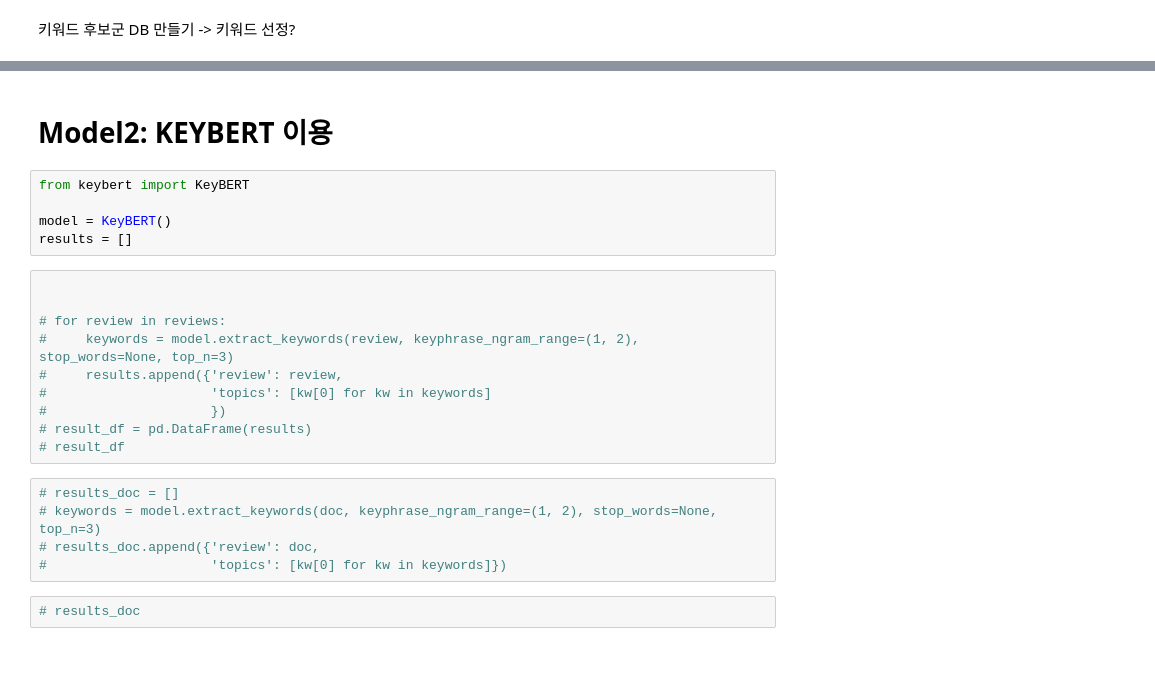
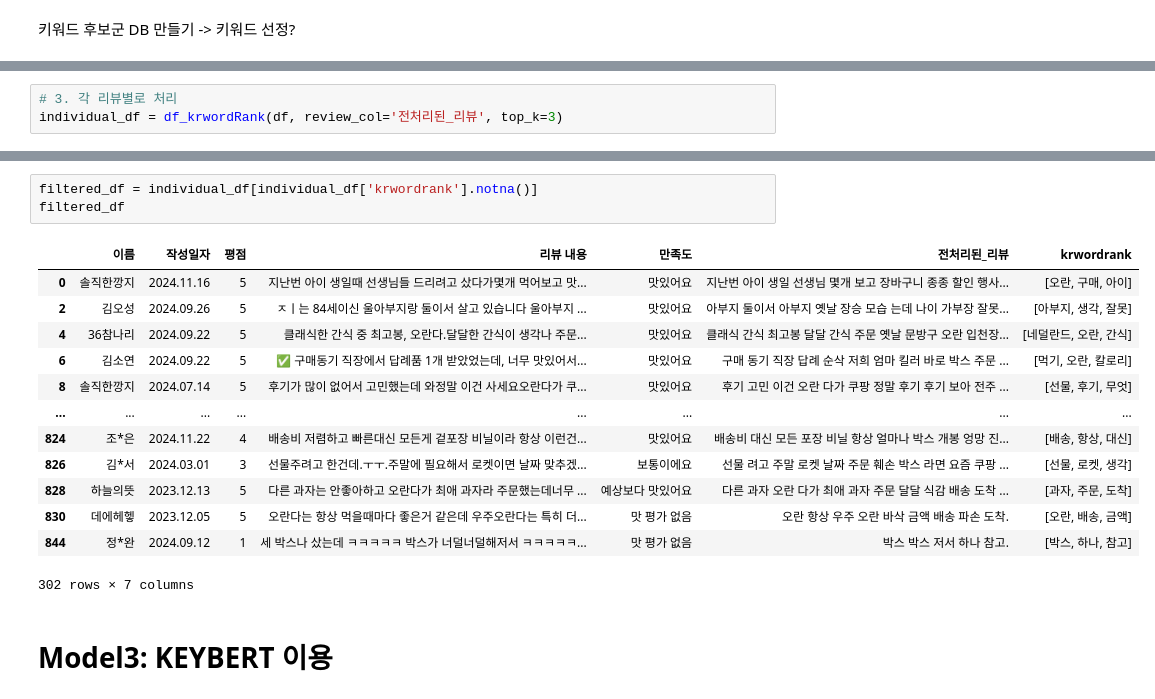
Before and after one commit to zinhyeok/CoReview, a Jupyter notebook: localModel/data_2032.ipynb, the cells around one changed output, grey strips where cells are left out. Drawn from its saved outputs; the diff is of its cells as text; blank space fills up the shorter version.

```diff
--- a/localModel/data_2032.ipynb
+++ b/localModel/data_2032.ipynb
@@ -266,0 +412,3 @@ result_df.head()
+# %%
+# 3. 각 리뷰별로 처리
+individual_df = df_krwordRank(df, review_col='전처리된_리뷰', top_k=3)
@@ -267,24 +438,19 @@ result_df.head()
+# %%
+filtered_df = individual_df[individual_df['krwordrank'].notna()]
+filtered_df
+# %% [output]
+|  | 이름 | 작성일자 | 평점 | 리뷰 내용 | 만족도 | 전처리된_리뷰 | krwordrank |
+| 0 | 솔직한깡지 | 2024.11.16 | 5 | 지난번 아이 생일때 선생님들 드리려고 샀다가몇개 먹어보고 맛... | 맛있어요 | 지난번 아이 생일 선생님 몇개 보고 장바구니 종종 할인 행사... | [오란, 구매, 아이] |
+| 2 | 김오성 | 2024.09.26 | 5 | ㅈㅣ는 84세이신 울아부지랑 둘이서 살고 있습니다 울아부지 ... | 맛있어요 | 아부지 둘이서 아부지 옛날 장승 모습 는데 나이 가부장 잘못... | [아부지, 생각, 잘못] |
+| 4 | 36참나리 | 2024.09.22 | 5 | 클래식한 간식 중 최고봉, 오란다.달달한 간식이 생각나 주문... | 맛있어요 | 클래식 간식 최고봉 달달 간식 주문 옛날 문방구 오란 입천장... | [네덜란드, 오란, 간식] |
+| 6 | 김소연 | 2024.09.22 | 5 | ✅ 구매동기 직장에서 답례품 1개 받았었는데, 너무 맛있어서... | 맛있어요 | 구매 동기 직장 답례 순삭 저희 엄마 킬러 바로 박스 주문 ... | [먹기, 오란, 칼로리] |
+| 8 | 솔직한깡지 | 2024.07.14 | 5 | 후기가 많이 없어서 고민했는데 와정말 이건 사세요오란다가 쿠... | 맛있어요 | 후기 고민 이건 오란 다가 쿠팡 정말 후기 후기 보아 전주 ... | [선물, 후기, 무엇] |
+| ... | ... | ... | ... | ... | ... | ... | ... |
+| 824 | 조*은 | 2024.11.22 | 4 | 배송비 저렴하고 빠른대신 모든게 겉포장 비닐이라 항상 이런건... | 맛있어요 | 배송비 대신 모든 포장 비닐 항상 얼마나 박스 개봉 엉망 진... | [배송, 항상, 대신] |
+| 826 | 김*서 | 2024.03.01 | 3 | 선물주려고 한건데.ㅜㅜ.주말에 필요해서 로켓이면 날짜 맞추겠... | 보통이에요 | 선물 려고 주말 로켓 날짜 주문 훼손 박스 라면 요즘 쿠팡 ... | [선물, 로켓, 생각] |
+| 828 | 하늘의뜻 | 2023.12.13 | 5 | 다른 과자는 안좋아하고 오란다가 최애 과자라 주문했는데너무 ... | 예상보다 맛있어요 | 다른 과자 오란 다가 최애 과자 주문 달달 식감 배송 도착 ... | [과자, 주문, 도착] |
+| 830 | 데에헤헿 | 2023.12.05 | 5 | 오란다는 항상 먹을때마다 좋은거 같은데 우주오란다는 특히 더... | 맛 평가 없음 | 오란 항상 우주 오란 바삭 금액 배송 파손 도착. | [오란, 배송, 금액] |
+| 844 | 정*완 | 2024.09.12 | 1 | 세 박스나 샀는데 ㅋㅋㅋㅋㅋ 박스가 너덜너덜해저서 ㅋㅋㅋㅋㅋ... | 맛 평가 없음 | 박스 박스 저서 하나 참고. | [박스, 하나, 참고] |
+302 rows × 7 columns
 # %% [markdown]
-# Model2: KEYBERT 이용
+# Model3: KEYBERT 이용
-# %%
-from keybert import KeyBERT
-
-model = KeyBERT()
-results = []
-# %%
-
-
-# for review in reviews:
-#     keywords = model.extract_keywords(review, keyphrase_ngram_range=(1, 2), stop_words=None, top_n=3)
-#     results.append({'review': review,
-#                     'topics': [kw[0] for kw in keywords]
-#                     })
-# result_df = pd.DataFrame(results)
-# result_df
-# %%
-# results_doc = []
-# keywords = model.extract_keywords(doc, keyphrase_ngram_range=(1, 2), stop_words=None, top_n=3)
-# results_doc.append({'review': doc,
-#                     'topics': [kw[0] for kw in keywords]})
-# %%
-# results_doc
```
Also changed, not shown: parts of 26 cells of this notebook.
